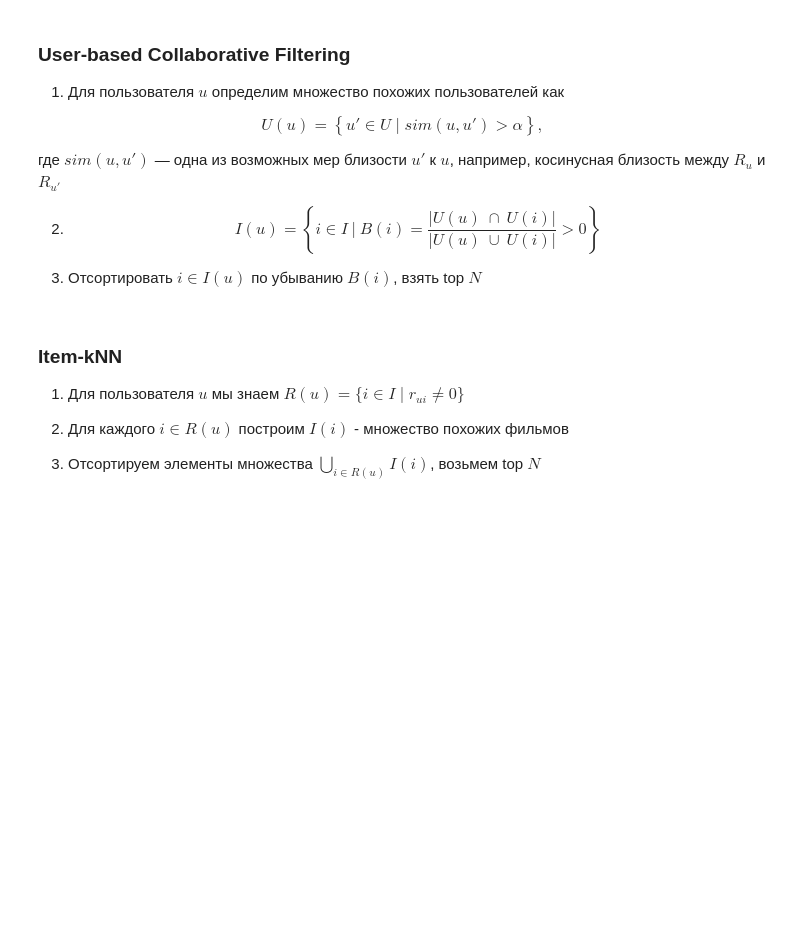
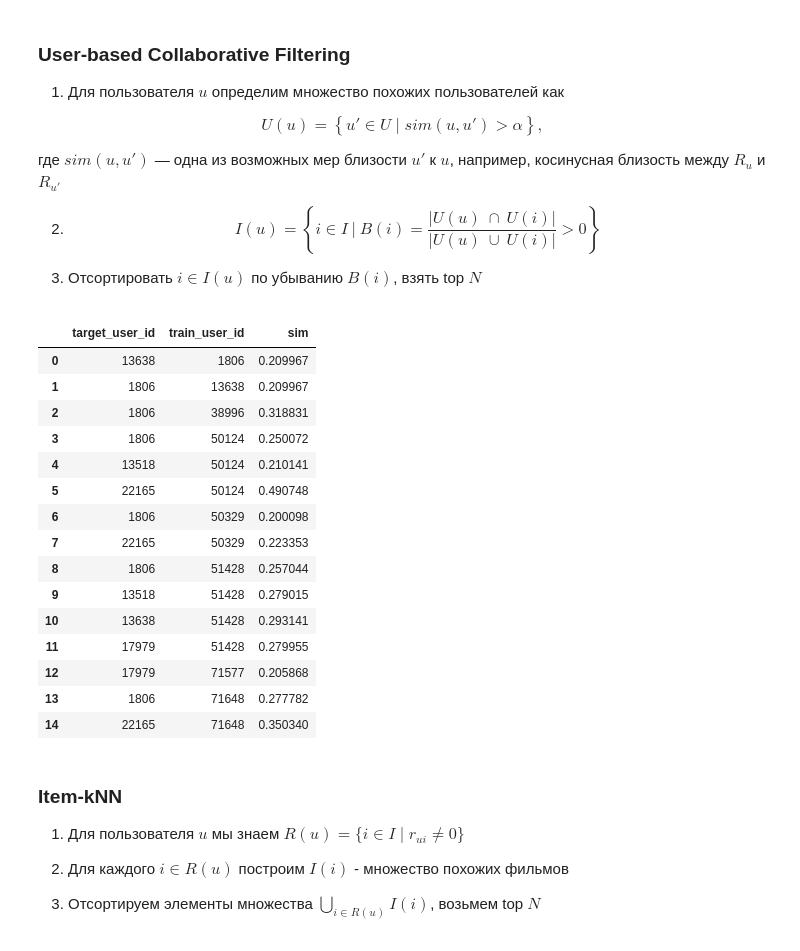
Before and after one commit to maxkvant/MLBD, a Jupyter notebook: spark_sql/notebooks/spark_sql_examples.ipynb, the cells around one changed output. Cells and saved outputs as stored; diff of their text form; code cells hidden in the pictures; blank space fills up the shorter version.

Commit message:
compute similarity

```diff
--- a/spark_sql/notebooks/spark_sql_examples.ipynb
+++ b/spark_sql/notebooks/spark_sql_examples.ipynb
@@ -527,8 +536,8 @@ class Recomender:
 Не смотря на свою простоту, в ряде задач показывает себя достаточно хорошо.
 # %%
 class POP(Recomender):
-    def __init__(self, ratings_df):
-        self.top = self.get_top(ratings_df)
+    def __init__(self, train):
+        self.top = self.get_top(train)
         self.top.persist()
 
     def recomend(self, n, users):
@@ -597,3 +602,68 @@ $$U(u) = \left\{ u' \in U \mid sim(u, u') > \alpha \right\},$$
+# %%
+class UserBasedCollab(Recomender):
+    def __init__(self, train, sim_threshold=0.2):
+        self.train = train.alias('train')
+        self.top = POP.get_top(train)
+        self.rating_sums = self.get_rating_sums(train)
+        self.sim_threshold = sim_threshold
+
+    def recomend(self, n, users):
+        similarity = self.compute_similarity(users) \
+          .filter(F.col('target_user_id') != F.col('train_user_id')) \
+          .filter(F.col('sim') > self.sim_threshold)
+        return similarity
+
+    def compute_similarity(self, users):
+        target_users = users.join(self.train, 'user_id').alias('target')
+
+        dot_products = self.train \
+          .withColumnRenamed('user_id', 'train_user_id') \
+          .join(target_users.withColumnRenamed('user_id', 'target_user_id'), 'movie_id') \
+          .withColumn('rating_product', self.train['rating'] * target_users['rating']) \
+          .select('target_user_id', 'train_user_id', 'rating_product') \
+          .groupby(['target_user_id', 'train_user_id']) \
+          .agg(F.sum('rating_product').alias('dot_product'))
+
+
+        target_sums = self.rating_sums.withColumnRenamed('user_id', 'target_user_id').alias('train')
+        train_sums  = self.rating_sums.withColumnRenamed('user_id', 'train_user_id').alias('target')
+
+        similarity = dot_products \
+          .join(target_sums, 'target_user_id') \
+          .join(train_sums , 'train_user_id') \
+          .withColumn('sim', F.col('dot_product') /
+                            (F.sqrt(F.col('target.rating_square_sum') * F.col('train.rating_square_sum')))) \
+          .select('target_user_id', 'train_user_id', 'sim')
+        return similarity
+
+    @staticmethod
+    def get_rating_sums(ratings_df):
+        return ratings_df \
+            .withColumn('square_rating', F.col('rating') ** 2) \
+            .groupby('user_id') \
+            .agg(F.sum('square_rating').alias('rating_square_sum'))
+
+recomender = UserBasedCollab(ratings_df_short)
+recomender.recomend(5, first_10_users) \
+  .limit(15) \
+  .toPandas()
+# %% [output]
+|  | target_user_id | train_user_id | sim |
+| 0 | 13638 | 1806 | 0.209967 |
+| 1 | 1806 | 13638 | 0.209967 |
+| 2 | 1806 | 38996 | 0.318831 |
+| 3 | 1806 | 50124 | 0.250072 |
+| 4 | 13518 | 50124 | 0.210141 |
+| 5 | 22165 | 50124 | 0.490748 |
+| 6 | 1806 | 50329 | 0.200098 |
+| 7 | 22165 | 50329 | 0.223353 |
+| 8 | 1806 | 51428 | 0.257044 |
+| 9 | 13518 | 51428 | 0.279015 |
+| 10 | 13638 | 51428 | 0.293141 |
+| 11 | 17979 | 51428 | 0.279955 |
+| 12 | 17979 | 71577 | 0.205868 |
+| 13 | 1806 | 71648 | 0.277782 |
+| 14 | 22165 | 71648 | 0.350340 |
 # %% [markdown]
 ### Item-kNN
 
```
Also changed, not shown: parts of 2 cells of this notebook.
